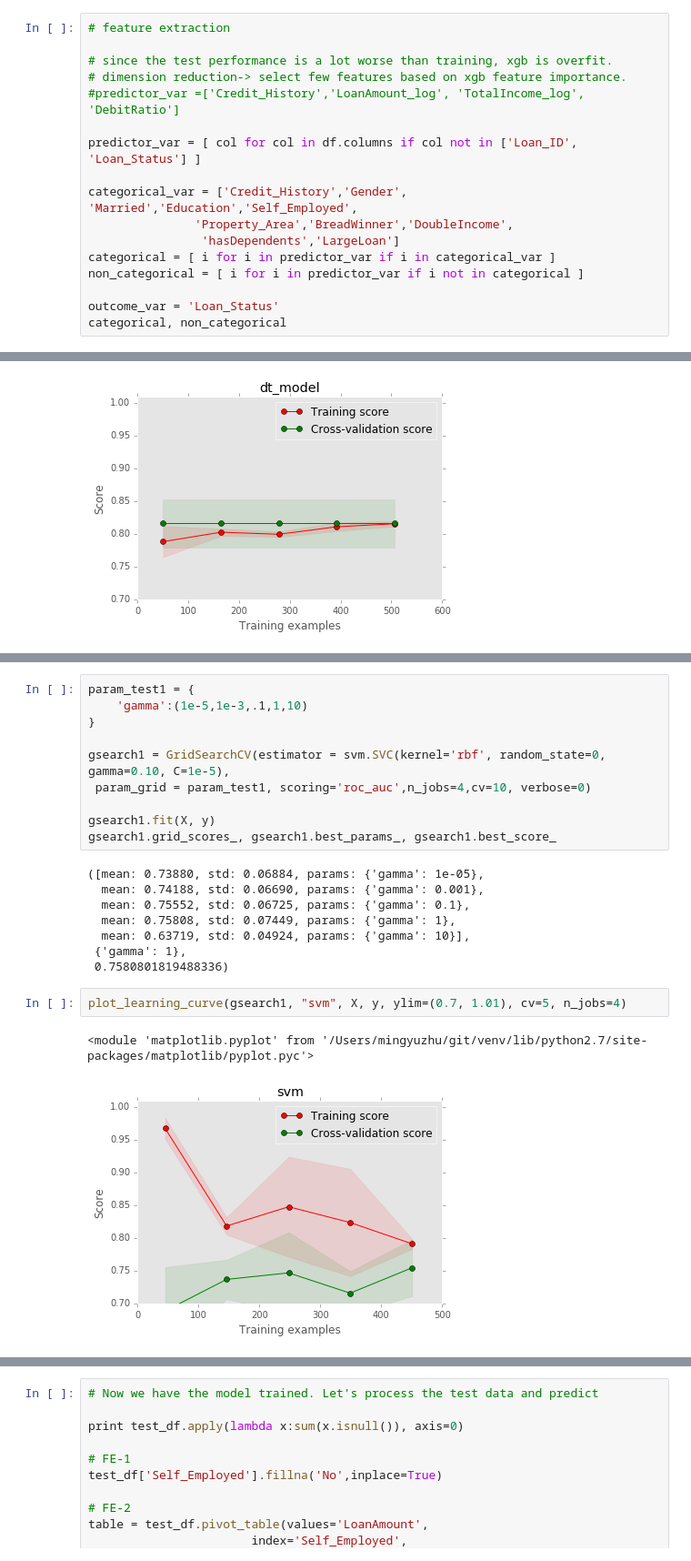
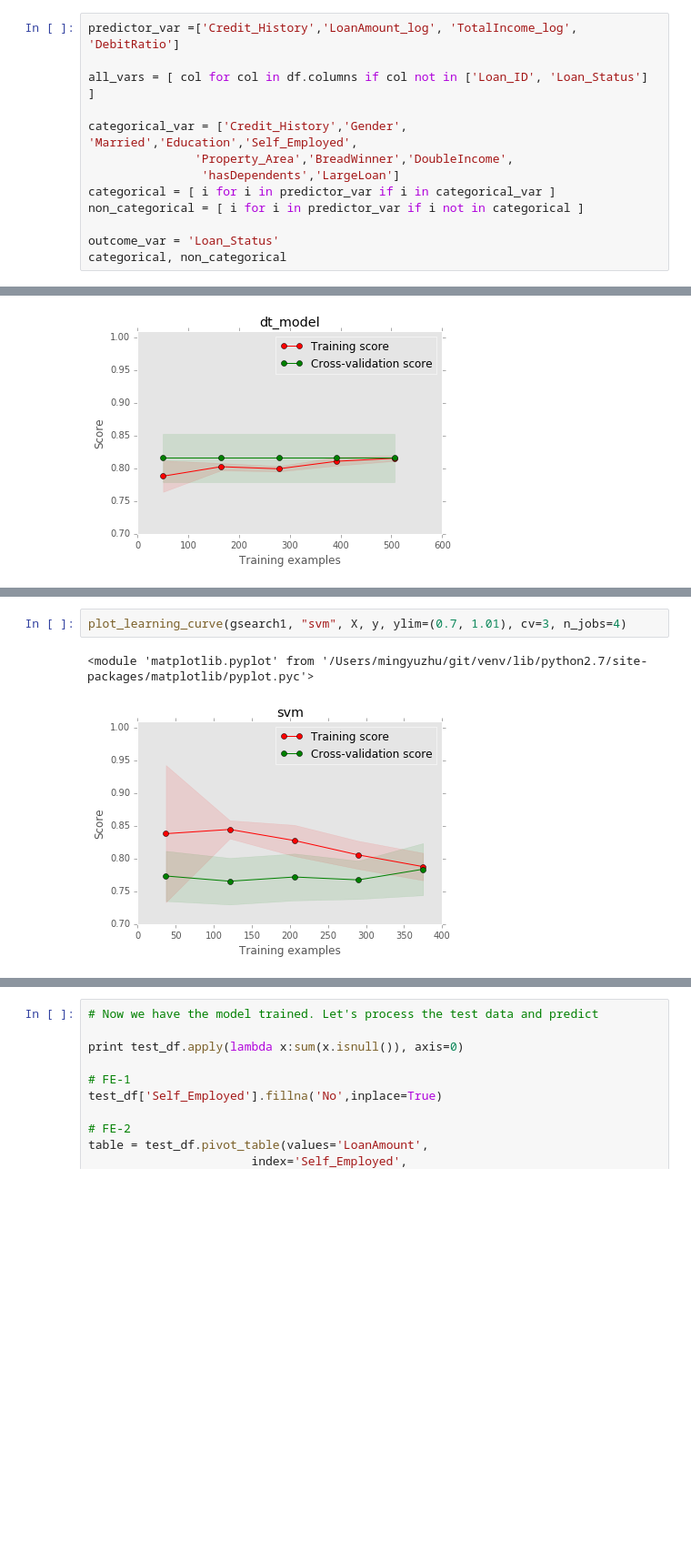
Before and after one commit to 2waybene/notebooks, a Jupyter notebook: loanapp/houseloan_v2.ipynb, the cells around one changed output, grey strips where cells are left out. Shown: that part at 91% size. Drawn from its saved outputs; the diff is of its cells as text; blank space fills up the shorter version.

```diff
--- a/loanapp/houseloan_v2.ipynb
+++ b/loanapp/houseloan_v2.ipynb
@@ -406,11 +414,7 @@ df.head(5)
 # %%
-# feature extraction
+predictor_var =['Credit_History','LoanAmount_log', 'TotalIncome_log', 'DebitRatio']
 
-# since the test performance is a lot worse than training, xgb is overfit.
-# dimension reduction-> select few features based on xgb feature importance.
-#predictor_var =['Credit_History','LoanAmount_log', 'TotalIncome_log', 'DebitRatio']
-
-predictor_var = [ col for col in df.columns if col not in ['Loan_ID', 'Loan_Status'] ]
+all_vars = [ col for col in df.columns if col not in ['Loan_ID', 'Loan_Status'] ]
 
 categorical_var = ['Credit_History','Gender', 'Married','Education','Self_Employed',
                'Property_Area','BreadWinner','DoubleIncome',
@@ -657,26 +649,8 @@ gsearch1.grid_scores_, gsearch1.best_params_, gsearch1.best_score_
-# %%
-param_test1 = {
-    'gamma':(1e-5,1e-3,.1,1,10)
-}
-
-gsearch1 = GridSearchCV(estimator = svm.SVC(kernel='rbf', random_state=0, gamma=0.10, C=1e-5),
- param_grid = param_test1, scoring='roc_auc',n_jobs=4,cv=10, verbose=0)
-
-gsearch1.fit(X, y)
-gsearch1.grid_scores_, gsearch1.best_params_, gsearch1.best_score_
-# %% [output]
-([mean: 0.73880, std: 0.06884, params: {'gamma': 1e-05},
-  mean: 0.74188, std: 0.06690, params: {'gamma': 0.001},
-  mean: 0.75552, std: 0.06725, params: {'gamma': 0.1},
-  mean: 0.75808, std: 0.07449, params: {'gamma': 1},
-  mean: 0.63719, std: 0.04924, params: {'gamma': 10}],
- {'gamma': 1},
- 0.7580801819488336)
 # %%
-plot_learning_curve(gsearch1, "svm", X, y, ylim=(0.7, 1.01), cv=5, n_jobs=4)
+plot_learning_curve(gsearch1, "svm", X, y, ylim=(0.7, 1.01), cv=3, n_jobs=4)
 # %% [output]
 <module 'matplotlib.pyplot' from '/Users/mingyuzhu/git/venv/lib/python2.7/site-packages/matplotlib/pyplot.pyc'>
-[figure, old version]
+[figure, new version]
 # %%
 # pipeline
 
```
Also changed, not shown: parts of 32 cells of this notebook.
